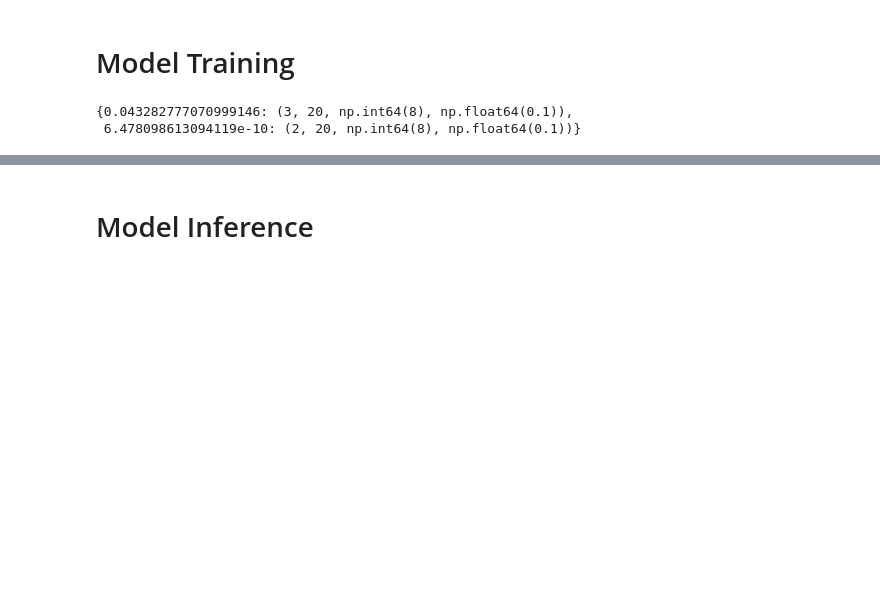
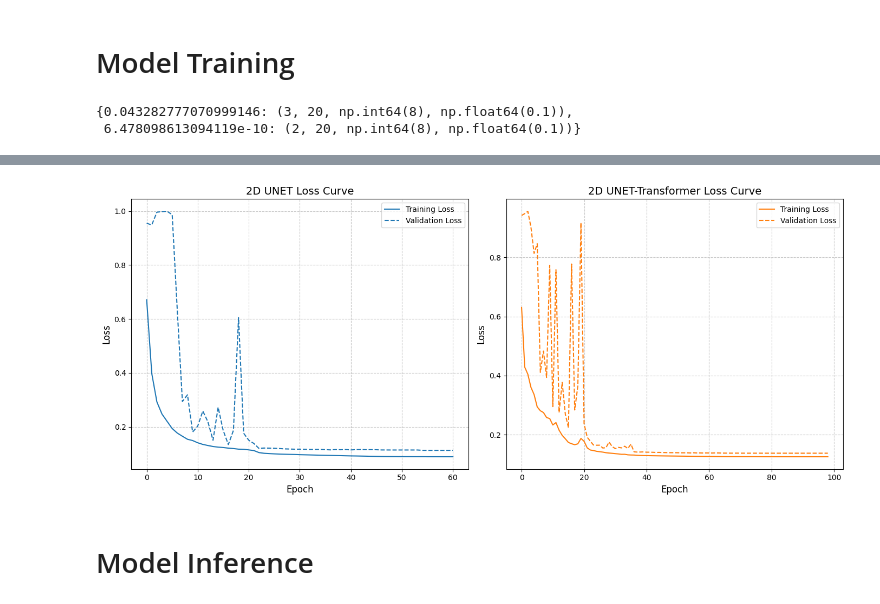
Before and after one commit to wdgstl/ML4VA-UNET, a Jupyter notebook: AtheroDataProcessing.ipynb, the cells around one changed output, grey strips where cells are left out. Drawn from its saved outputs; the diff is of its cells as text; code cells hidden in the pictures; blank space fills up the shorter version.

```diff
--- a/AtheroDataProcessing.ipynb
+++ b/AtheroDataProcessing.ipynb
@@ -425,2 +681,34 @@ history = train_unet(X_train, y_train, X_val, y_val,
+# %%
+import pandas as pd
+import matplotlib.pyplot as plt
+
+path_to_unet_csv = '/content/unet_logs.csv'
+path_to_transformer_csv = '/content/unet_transformer_logs.csv'
+
+df_unet = pd.read_csv(path_to_unet_csv)
+df_transformer = pd.read_csv(path_to_transformer_csv)
+
+fig, axes = plt.subplots(1, 2, figsize=(14, 6))
+
+axes[0].plot(df_unet['epoch'], df_unet['loss'], label='Training Loss', color='tab:blue', linestyle='-')
+axes[0].plot(df_unet['epoch'], df_unet['val_loss'], label='Validation Loss', color='tab:blue', linestyle='--')
+axes[0].set_title('2D UNET Loss Curve', fontsize=14)
+axes[0].set_xlabel('Epoch', fontsize=12)
+axes[0].set_ylabel('Loss', fontsize=12)
+axes[0].legend(fontsize=10)
+axes[0].grid(True, linestyle='--', alpha=0.7)
+
+axes[1].plot(df_transformer['epoch'], df_transformer['loss'], label='Training Loss', color='tab:orange', linestyle='-')
+axes[1].plot(df_transformer['epoch'], df_transformer['val_loss'], label='Validation Loss', color='tab:orange', linestyle='--')
+axes[1].set_title('2D UNET-Transformer Loss Curve', fontsize=14)
+axes[1].set_xlabel('Epoch', fontsize=12)
+axes[1].set_ylabel('Loss', fontsize=12)
+axes[1].legend(fontsize=10)
+axes[1].grid(True, linestyle='--', alpha=0.7)
+
+plt.tight_layout()
+plt.show()
+# %% [output]
+[figure, added]
 # %% [markdown]
 # Model Inference
```
Also changed, not shown: parts of 54 cells of this notebook.
